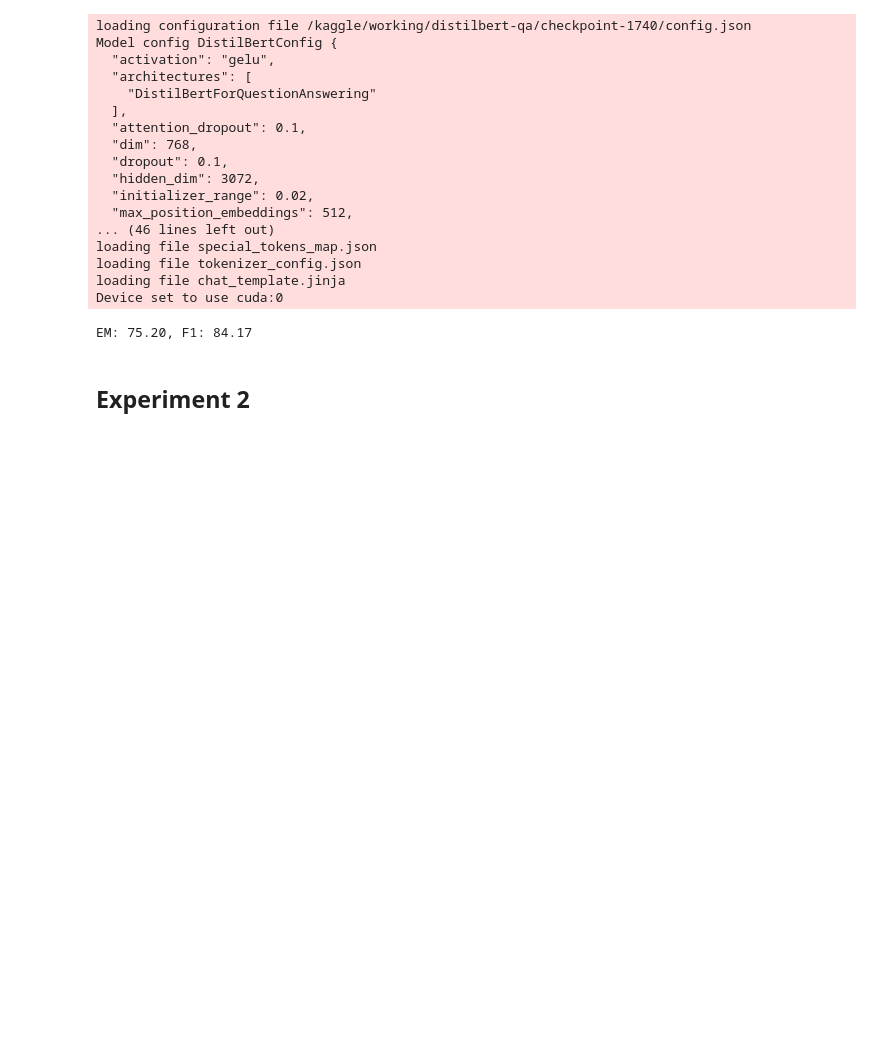
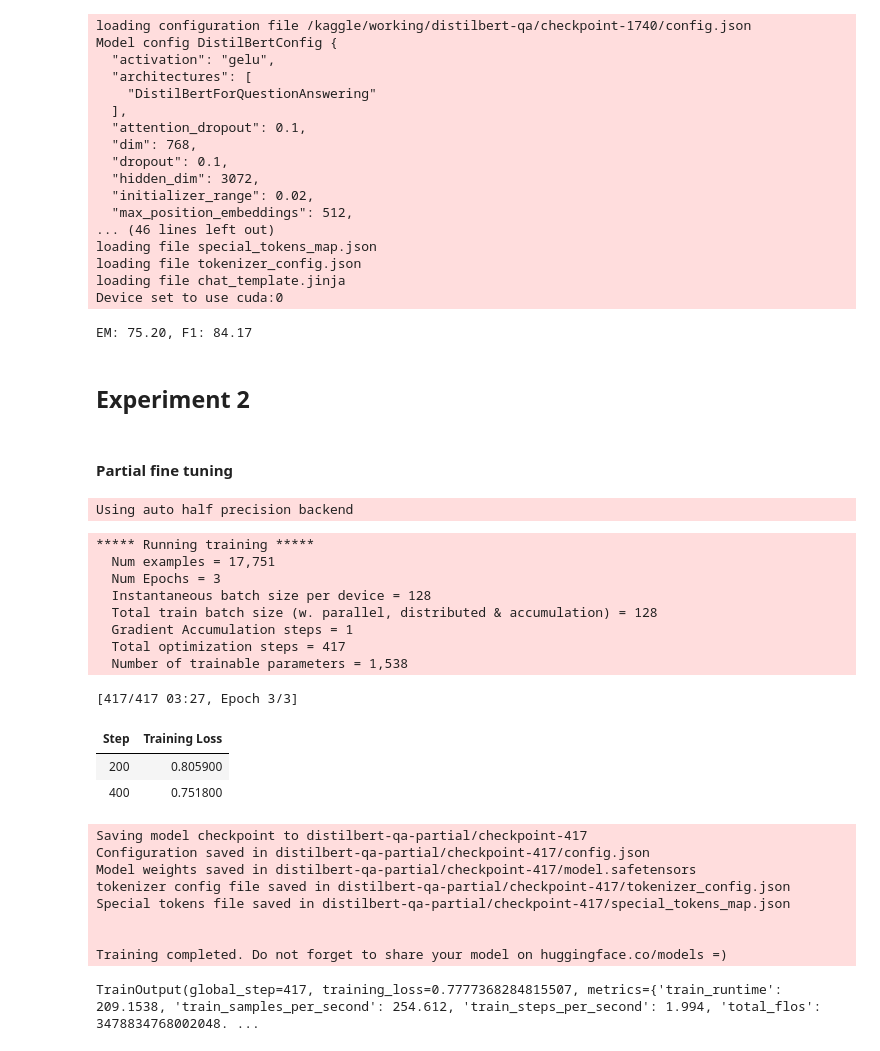
Before and after one commit to ahmedlabib02/Nlp-project, a Jupyter notebook: NLP_Milestone3.ipynb, the cells around one changed output. Cells and saved outputs as stored; diff of their text form; code cells hidden in the pictures; blank space fills up the shorter version.

Commit message:
Second experiment with partial finetuning done

```diff
--- a/NLP_Milestone3.ipynb
+++ b/NLP_Milestone3.ipynb
@@ -187,3 +185,7 @@ Device set to use cuda:0
 EM: 75.20, F1: 84.17
 # %% [markdown]
 ## Experiment 2
+# %%
+model_partial = AutoModelForQuestionAnswering.from_pretrained(model_name)
+# %% [markdown]
+#### Partial fine tuning
@@ -189,0 +195,48 @@ EM: 75.20, F1: 84.17
+# %%
+args_partial = TrainingArguments(
+    output_dir="distilbert-qa-partial",
+    per_device_train_batch_size=128,
+    per_device_eval_batch_size=128,
+    num_train_epochs=3,
+    learning_rate=5e-4,
+    weight_decay=0.01,
+    logging_steps=200,
+    log_level="info",
+    report_to=["none"],
+    disable_tqdm=False,
+    fp16=True if torch.cuda.is_available() else False,
+)
+# %%
+trainer_partial = Trainer(
+    model=model_partial,
+    args=args_partial,
+    train_dataset=tokenized["train"],
+    eval_dataset=tokenized["validation"],
+    tokenizer=tokenizer,
+)
+# %% [output]
+Using auto half precision backend
+# %%
+trainer_partial.train()
+# %% [output]
+***** Running training *****
+  Num examples = 17,751
+  Num Epochs = 3
+  Instantaneous batch size per device = 128
+  Total train batch size (w. parallel, distributed & accumulation) = 128
+  Gradient Accumulation steps = 1
+  Total optimization steps = 417
+  Number of trainable parameters = 1,538
+[417/417 03:27, Epoch 3/3]
+| Step | Training Loss |
+| 200 | 0.805900 |
+| 400 | 0.751800 |
+Saving model checkpoint to distilbert-qa-partial/checkpoint-417
+Configuration saved in distilbert-qa-partial/checkpoint-417/config.json
+Model weights saved in distilbert-qa-partial/checkpoint-417/model.safetensors
+tokenizer config file saved in distilbert-qa-partial/checkpoint-417/tokenizer_config.json
+Special tokens file saved in distilbert-qa-partial/checkpoint-417/special_tokens_map.json
+
+
+Training completed. Do not forget to share your model on huggingface.co/models =)
+TrainOutput(global_step=417, training_loss=0.7777368284815507, metrics={'train_runtime': 209.1538, 'train_samples_per_second': 254.612, 'train_steps_per_second': 1.994, 'total_flos': 3478834768002048. ...
```
Also changed, not shown: parts of 3 cells of this notebook.
